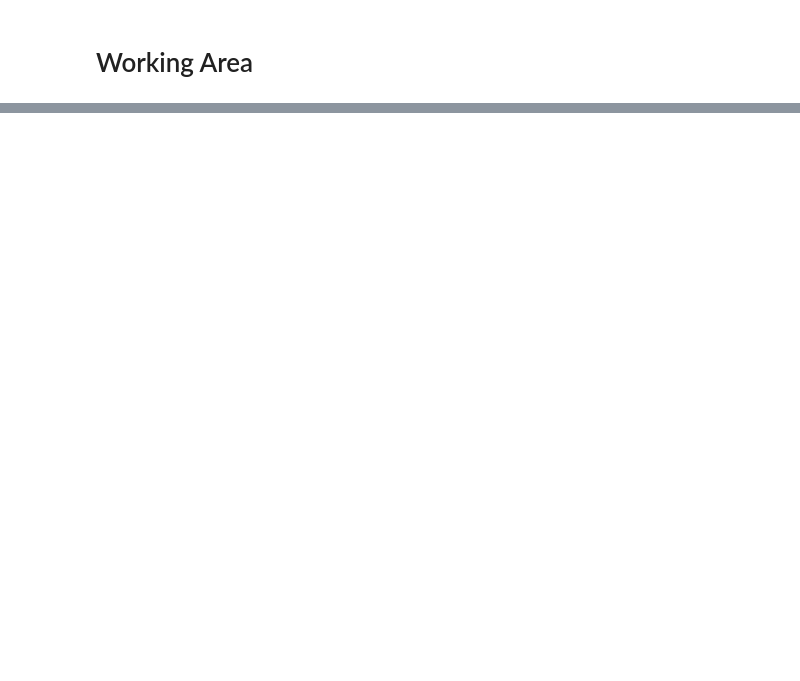
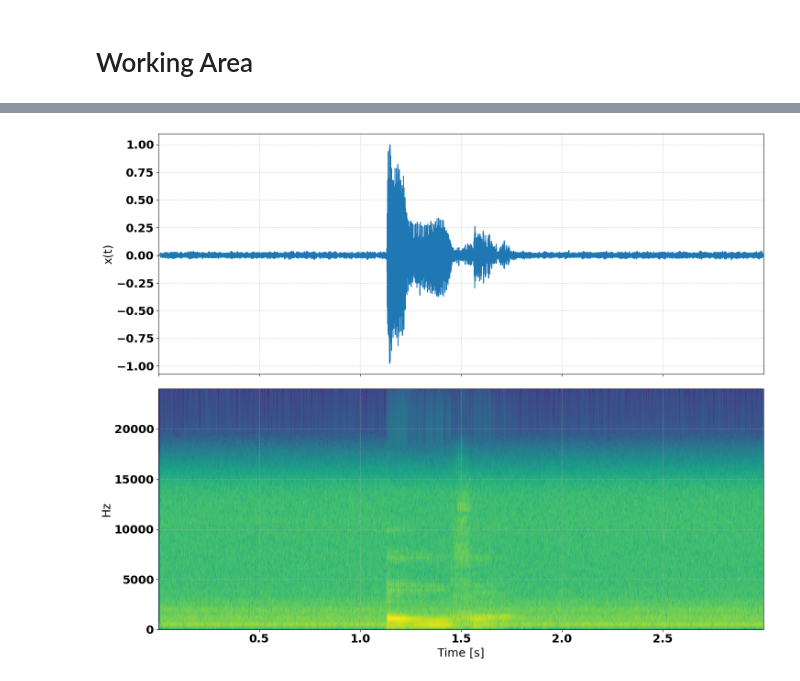
Before and after one commit to hopper19/Text2Speech, a Jupyter notebook: Text2Speech.ipynb, the cells around one changed output, grey strips where cells are left out. Cells and saved outputs as stored; diff of their text form; code cells hidden in the pictures; blank space fills up the shorter version.

```diff
--- a/Text2Speech.ipynb
+++ b/Text2Speech.ipynb
@@ -125 +154,5 @@ normalized_over = norm(over_data)
+# %%
+plot_signal(t_over, filtered_over)
+# %% [output]
+[figure, added]
 # %%
```
Also changed, not shown: parts of 16 cells of this notebook, 1 other file.
